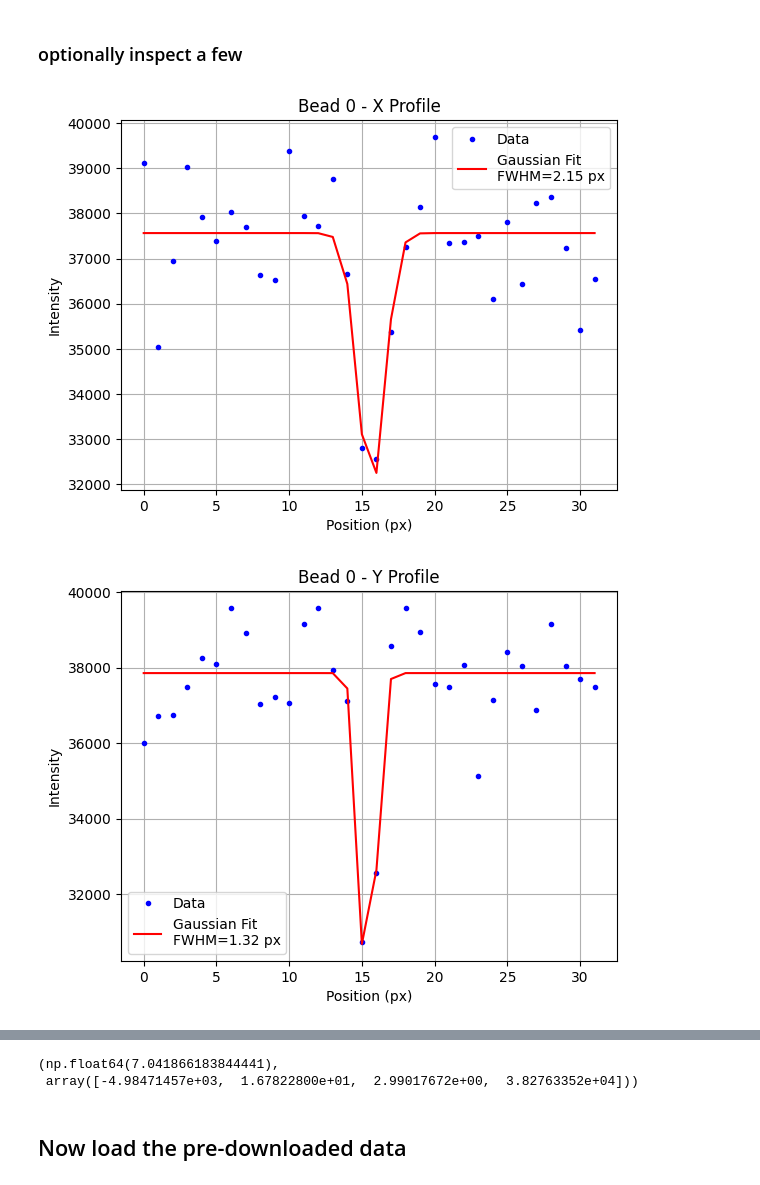
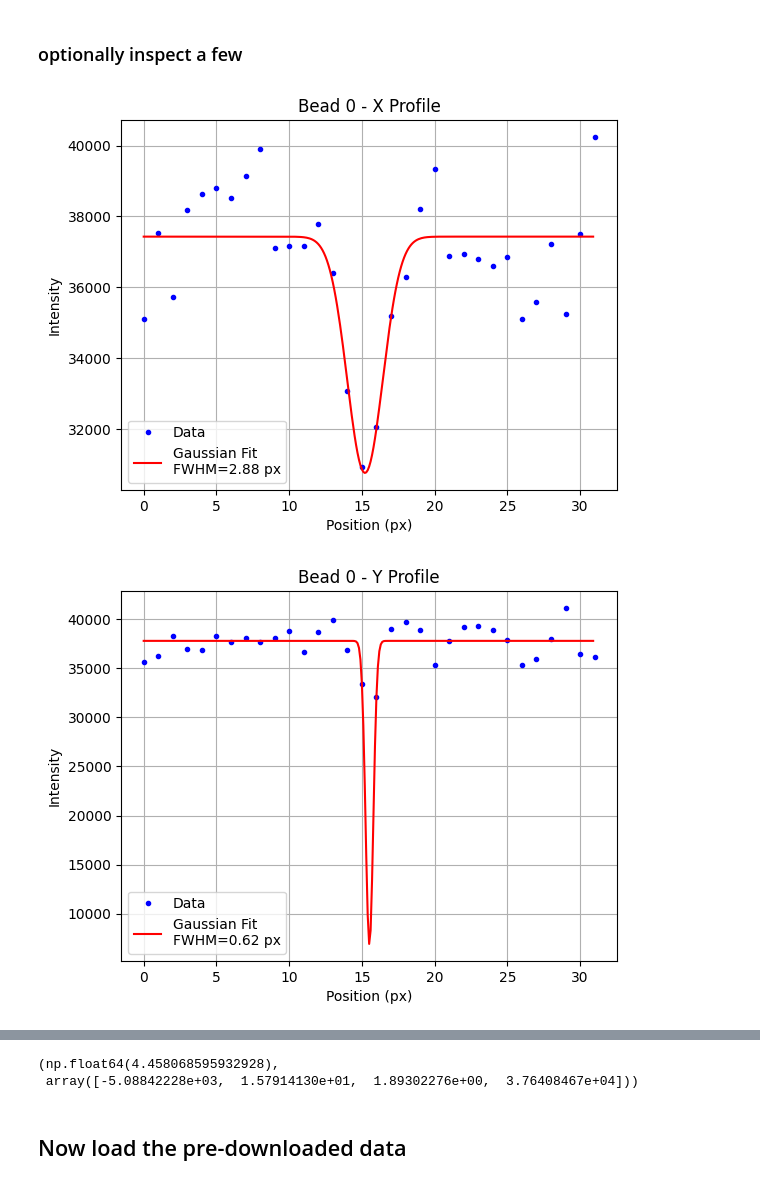
Before and after one commit to kuan-lab/tem-tomo, a Jupyter notebook: bead_resolution/WK_annotations_0610_6angles.ipynb, the cells around one changed output, grey strips where cells are left out. Cells and saved outputs as stored; diff of their text form; code cells hidden in the pictures.

```diff
--- a/bead_resolution/WK_annotations_0610_6angles.ipynb
+++ b/bead_resolution/WK_annotations_0610_6angles.ipynb
@@ -94,17 +128,17 @@ for i_dataset in range(len(datasets)):
 # utils.plot_bead_triplet_montage(subvolumes) #, title="Center Slices of Each Bead (Z, Y, X)")
 # %%
 # Pick a subvolume
-vol = subvolumes[5]
+vol = subvolumes[3]
 z, y, x = vol.shape
 
 profile_z = vol[:, y//2, x//2]
 profile_y = vol[z//2, :, x//2]
 profile_x = vol[z//2, y//2, :]
 
 # Fit and plot
 utils.fit_gaussian_and_compute_fwhm(profile_x, plot_fit=True, title="Bead 0 - X Profile")
 utils.fit_gaussian_and_compute_fwhm(profile_y, plot_fit=True, title="Bead 0 - Y Profile")
 utils.fit_gaussian_and_compute_fwhm(profile_z, plot_fit=True, title="Bead 0 - Z Profile")
 # %% [output]
-[figure, old version]
+[figure, new version]
-[figure, old version]
+[figure, new version]
@@ -112,5 +146,5 @@ utils.fit_gaussian_and_compute_fwhm(profile_z, plot_fit=True, title="Bead 0 - Z
-(np.float64(7.041866183844441),
- array([-4.98471457e+03,  1.67822800e+01,  2.99017672e+00,  3.82763352e+04]))
+(np.float64(4.458068595932928),
+ array([-5.08842228e+03,  1.57914130e+01,  1.89302276e+00,  3.76408467e+04]))
 # %% [markdown]
 ## Now load the pre-downloaded data
 # %%
```
Also changed, not shown: parts of 12 cells of this notebook, 1 other file.
